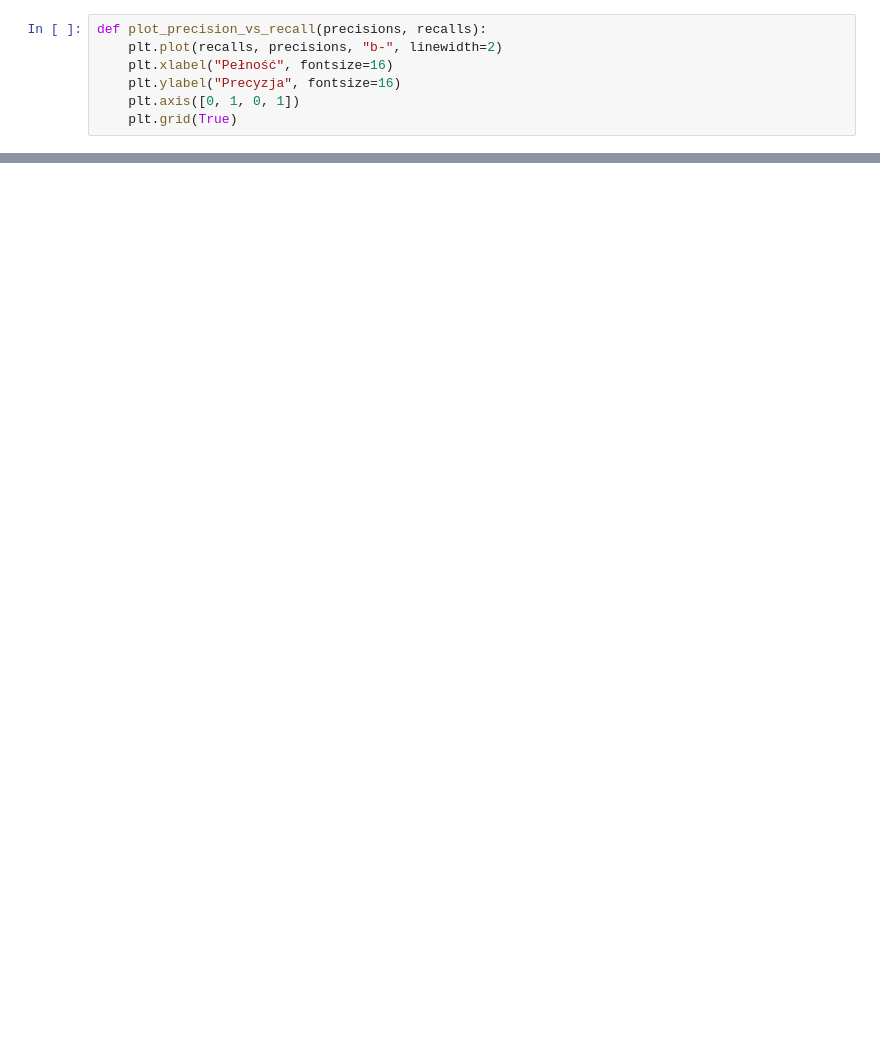
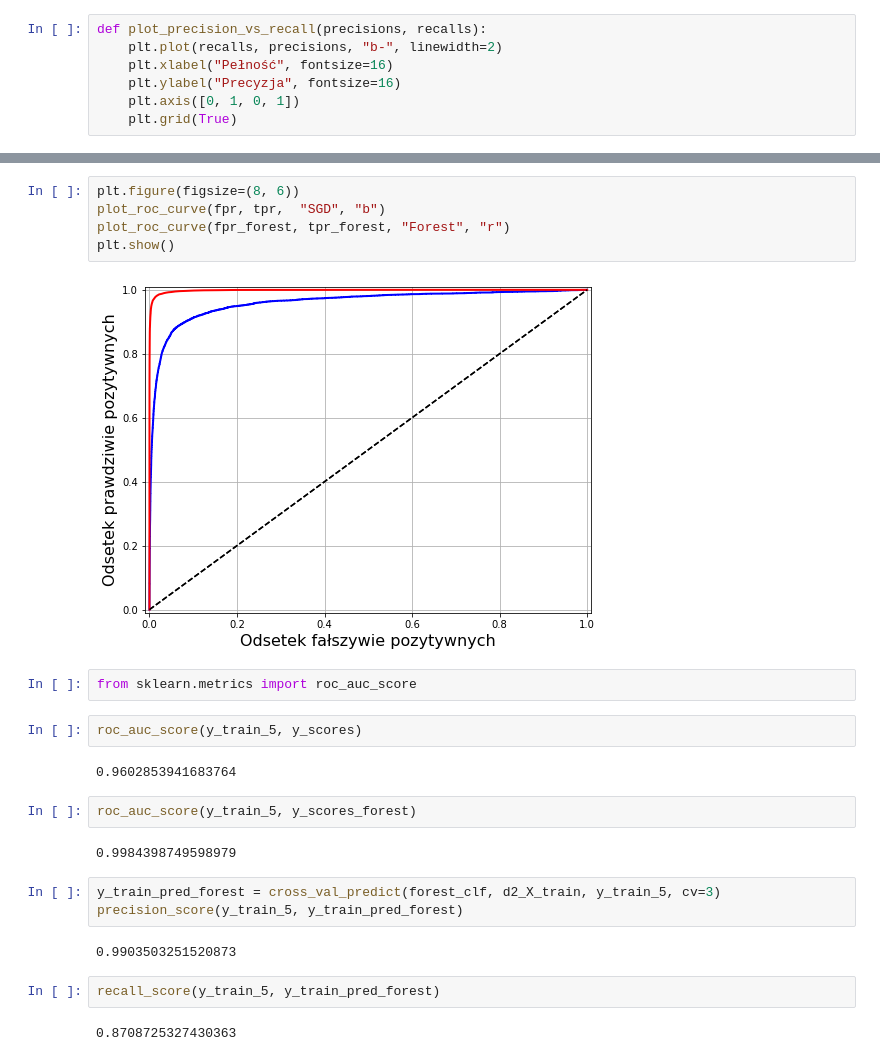
Before and after one commit to Tomaszsachanowski/ML-Scikit-Learn-Tensorflow, a Jupyter notebook: Chapter-3.ipynb, the cells around one changed output, grey strips where cells are left out. Drawn from its saved outputs; the diff is of its cells as text; blank space fills up the shorter version.

```diff
--- a/Chapter-3.ipynb
+++ b/Chapter-3.ipynb
@@ -205,0 +234,26 @@ plt.show()
+# %%
+plt.figure(figsize=(8, 6))
+plot_roc_curve(fpr, tpr,  "SGD", "b")
+plot_roc_curve(fpr_forest, tpr_forest, "Forest", "r")
+plt.show()
+# %% [output]
+[figure, added]
+# %%
+from sklearn.metrics import roc_auc_score
+# %%
+roc_auc_score(y_train_5, y_scores)
+# %% [output]
+0.9602853941683764
+# %%
+roc_auc_score(y_train_5, y_scores_forest)
+# %% [output]
+0.9984398749598979
+# %%
+y_train_pred_forest = cross_val_predict(forest_clf, d2_X_train, y_train_5, cv=3)
+precision_score(y_train_5, y_train_pred_forest)
+# %% [output]
+0.9903503251520873
+# %%
+recall_score(y_train_5, y_train_pred_forest)
+# %% [output]
+0.8708725327430363
```
Also changed, not shown: parts of 39 cells of this notebook.
